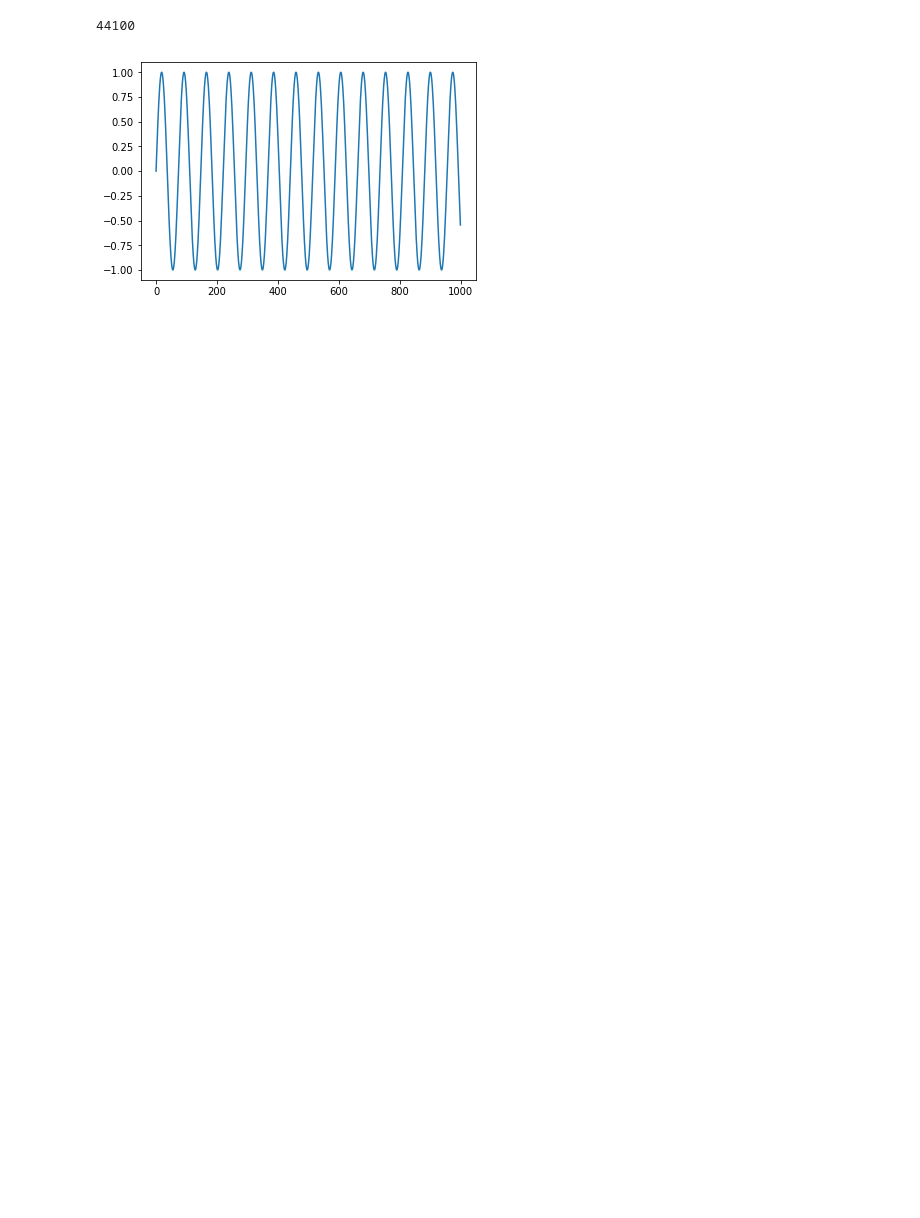
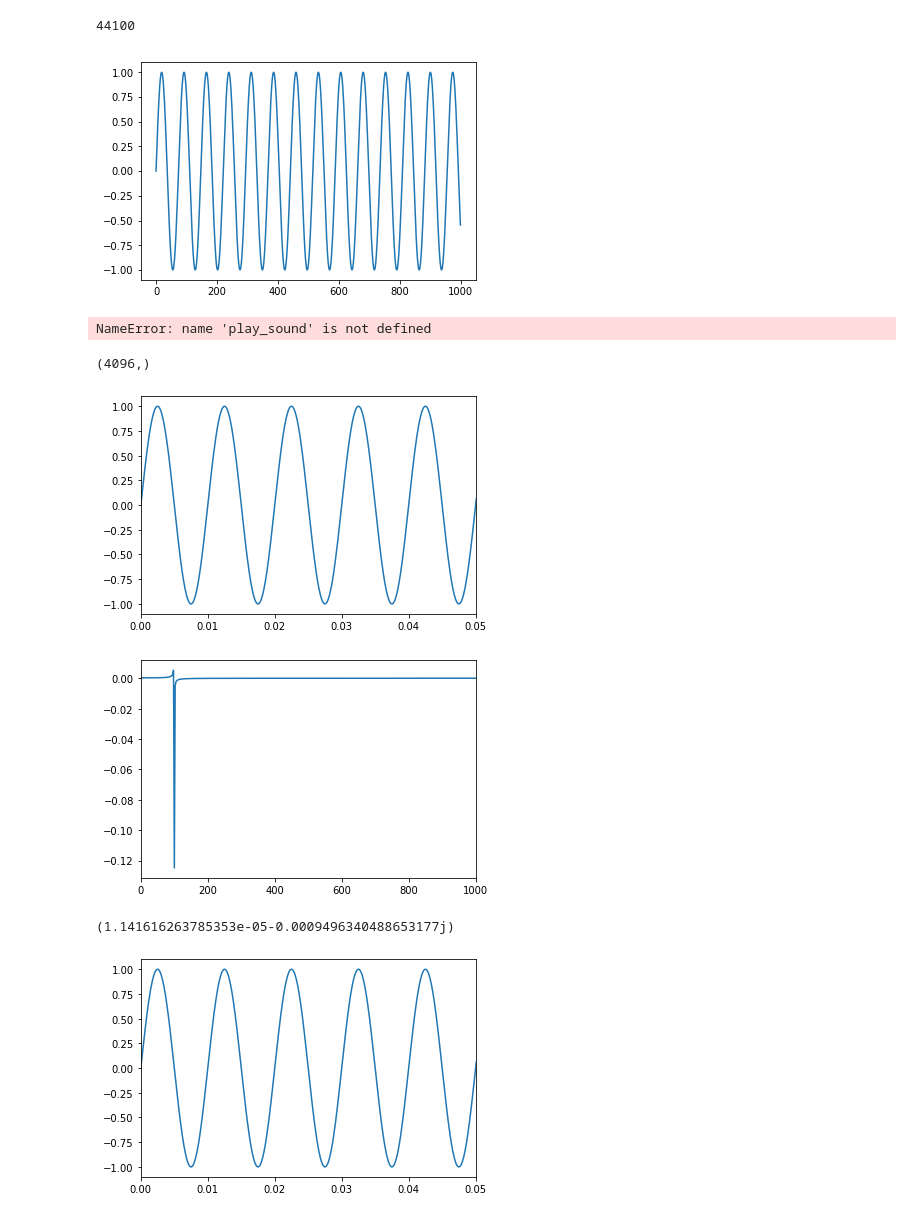
Before and after one commit to Endcyclone/master-study, a Jupyter notebook: sound test.ipynb, the cells around one changed output. Cells and saved outputs as stored; diff of their text form; code cells hidden in the pictures; blank space fills up the shorter version.

```diff
--- a/sound test.ipynb
+++ b/sound test.ipynb
@@ -75,0 +137,64 @@ if __name__ == '__main__':
+# %%
+ps = play_sound()
+ps.play_stereo()
+ps.stream.close()
+ps.p.terminate()
+# %% [output]
+NameError: name 'play_sound' is not defined
+# %%
+#　波鳴らすだけ
+class play_wave:
+        def __init__(self):
+            self.p = pyaudio.PyAudio()
+            self.stream = self.p.open(format=pyaudio.paFloat32, channels=1, rate=44100, output=1)
+        def close(self):
+            self.stream.close()
+            self.p.terminate()
+        def play(self, signal):
+            #signal = np.tile(signal, 10) * 0.1
+            signal *= 0.1
+            #print(signal.shape)
+            self.stream.write(signal.astype(np.float32).tostring())
+# %%
+N = 4096
+dt = 0.0001
+t = np.arange(0, N * dt, dt)
+freq = np.linspace(0, 1.0 / dt, N)
+omega = 2 * np.pi * 100
+fn = 1 / dt / 2
+
+s1 = 1 * np.sin(omega * t) #+ 0.8 * np.cos(2 * omega * t)
+print(s1.shape)
+plt.figure()
+plt.plot(t, s1)
+plt.xlim(0,0.05)
+plt.show()
+
+pw = play_wave()
+pw.play(s1)
+pw.close()
+
+y = np.fft.fft(s1) / (N / 2)
+plt.figure()
+plt.plot(freq, y)
+plt.xlim(0,1000)
+plt.show()
+print(y[100])
+
+#y[300] = 0.6
+
+s2 = np.fft.ifft(y) * N / 2
+plt.figure()
+plt.plot(t, s2)
+plt.xlim(0,0.05)
+plt.show()
+
+pw = play_wave()
+pw.play(s2.real)
+pw.close()
+# %% [output]
+(4096,)
+[figure, added]
+[figure, added]
+(1.141616263785353e-05-0.0009496340488653177j)
+[figure, added]
```
Also changed, not shown: parts of 7 cells of this notebook, 2 other files.
